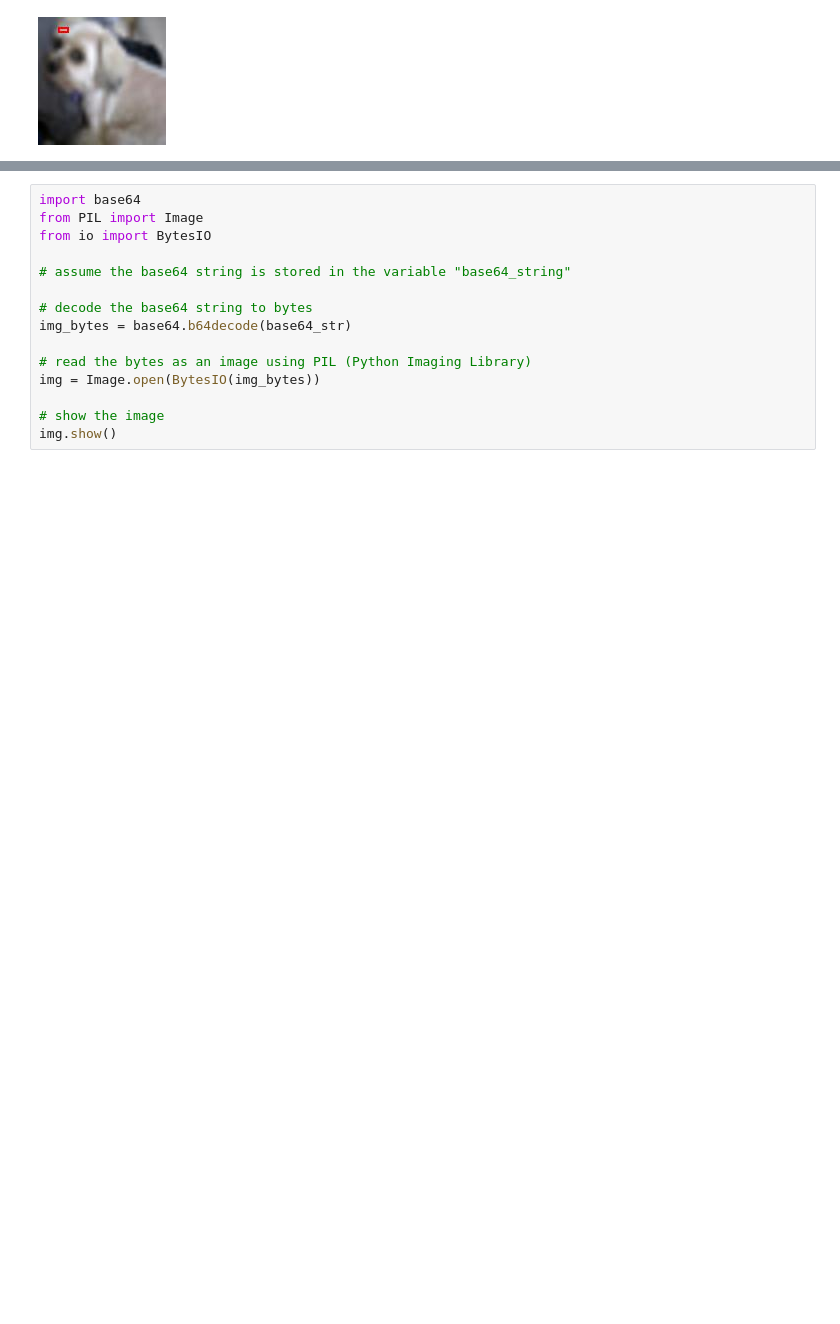
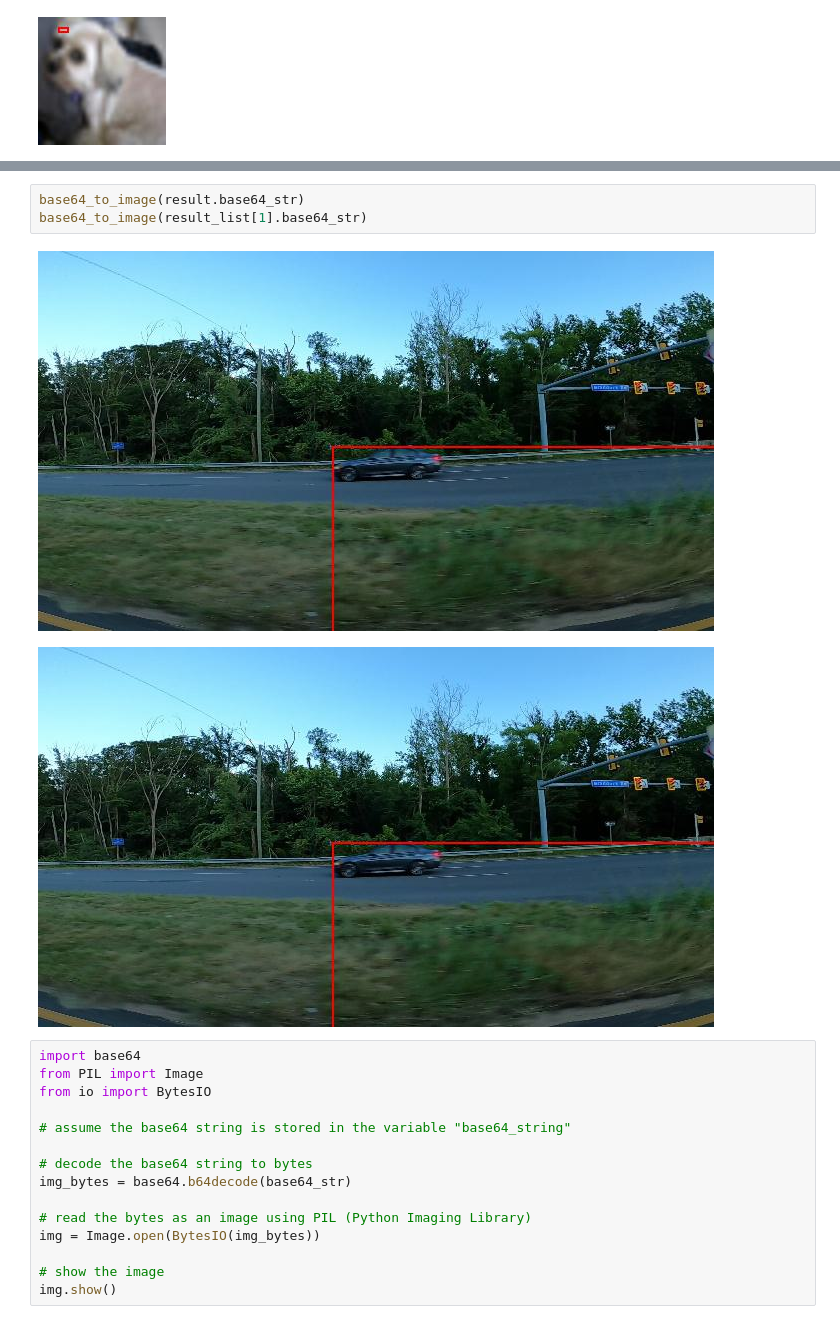
Before and after one commit to ChufanSuki/kafka-ml-inference, a Jupyter notebook: test.ipynb, the cells around one changed output, grey strips where cells are left out. Cells and saved outputs as stored; diff of their text form; blank space fills up the shorter version.

```diff
--- a/test.ipynb
+++ b/test.ipynb
@@ -187,3 +195,9 @@ with open('formatted.json','w') as formatted_file:
+# %%
+base64_to_image(result.base64_str)
+base64_to_image(result_list[1].base64_str)
+# %% [output]
+[figure, added]
+[figure, added]
 # %%
 import base64
 from PIL import Image
```
Also changed, not shown: parts of 1 cell of this notebook.
